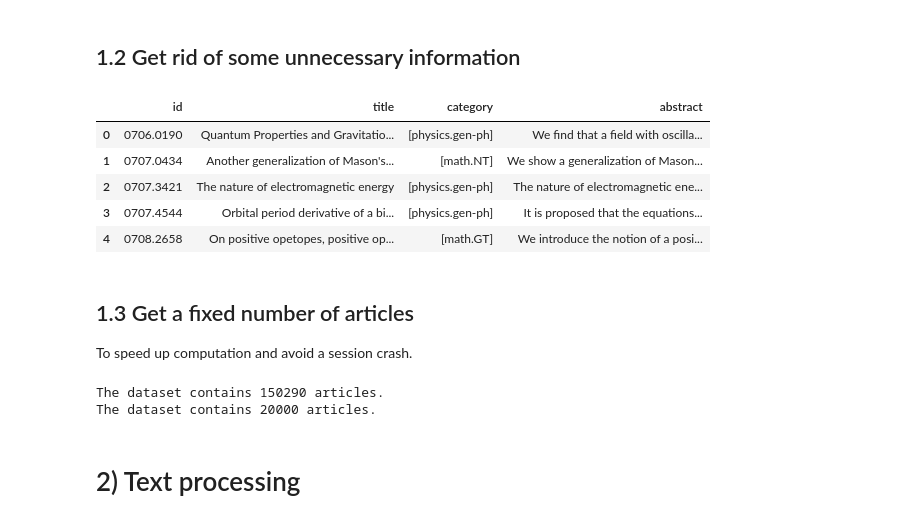
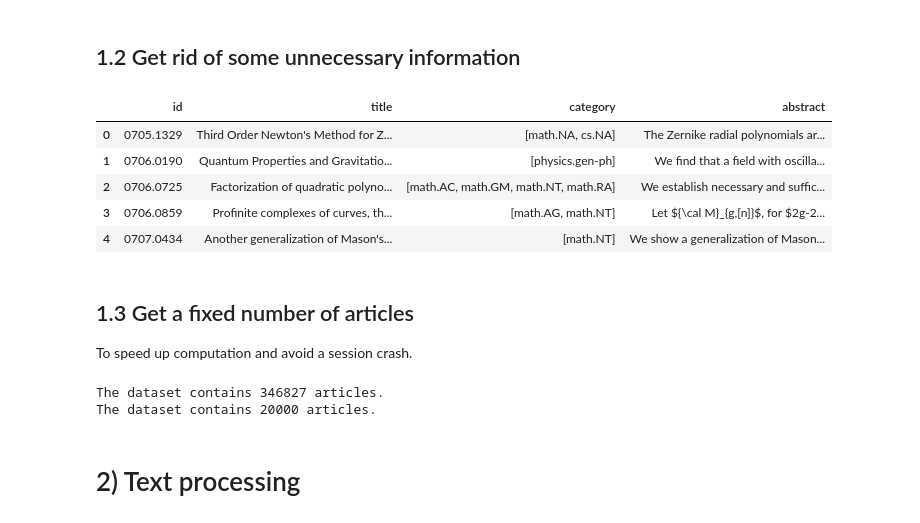
Before and after one commit to auroramugnai/ArXivClassification, a Jupyter notebook: ArXivClassification/clustering.ipynb, the cells around one changed output. Saved outputs shown, nothing was run; the diff lists cells and outputs as text; code cells hidden in the pictures.

```diff
--- a/ArXivClassification/clustering.ipynb
+++ b/ArXivClassification/clustering.ipynb
@@ -74,33 +74,29 @@ arxiv_data.take(1)
 # %%
 # Get the latest version of the articles.
 get_latest_version = lambda x: x['versions'][-1]['created']
 
 # Only keep articles published after 2022.
 is_after_2022 = lambda x: int(get_latest_version(x).split(' ')[3]) > 2022
 
-# Only keep articles that have at most 3 categories.
-has_categs = lambda x: len(x['categories'].split(' ')) in {1}
-
 # Only keep some information.
 cut_info = lambda x: {'id': x['id'],
                       'title': x['title'],
                       'category':x['categories'].split(' '),
                       'abstract':x['abstract'],}
 
-arxiv_data_filtered = (arxiv_data.filter(is_after_2022).filter(has_categs).map(cut_info).compute())
-# arxiv_data_filtered = (arxiv_data.filter(is_after_2022).map(cut_info).compute())
+arxiv_data_filtered = (arxiv_data.filter(is_after_2022).map(cut_info).compute())
 
 # Create a pandas dataframe and save it to csv.
 df = pd.DataFrame(arxiv_data_filtered)
 # df.to_csv("./arxiv_data_filtered.csv", index=False)
 df.head()
 # %% [output]
 |  | id | title | category | abstract |
-| 0 | 0706.0190 | Quantum Properties and Gravitatio... | [physics.gen-ph] | We find that a field with oscilla... |
-| 1 | 0707.0434 | Another generalization of Mason's... | [math.NT] | We show a generalization of Mason... |
-| 2 | 0707.3421 | The nature of electromagnetic energy | [physics.gen-ph] | The nature of electromagnetic ene... |
-| 3 | 0707.4544 | Orbital period derivative of a bi... | [physics.gen-ph] | It is proposed that the equations... |
-| 4 | 0708.2658 | On positive opetopes, positive op... | [math.GT] | We introduce the notion of a posi... |
+| 0 | 0705.1329 | Third Order Newton's Method for Z... | [math.NA, cs.NA] | The Zernike radial polynomials ar... |
+| 1 | 0706.0190 | Quantum Properties and Gravitatio... | [physics.gen-ph] | We find that a field with oscilla... |
+| 2 | 0706.0725 | Factorization of quadratic polyno... | [math.AC, math.GM, math.NT, math.RA] | We establish necessary and suffic... |
+| 3 | 0706.0859 | Profinite complexes of curves, th... | [math.AG, math.NT] | Let ${\cal M}_{g,[n]}$, for $2g-2... |
+| 4 | 0707.0434 | Another generalization of Mason's... | [math.NT] | We show a generalization of Mason... |
 # %% [markdown]
 ## 1.3 Get a fixed number of articles
 To speed up computation and avoid a session crash.
@@ -115,7 +111,7 @@ if(len(df) > num_data):
 
 print(f"The dataset contains {len(df)} articles.")
 # %% [output]
-The dataset contains 150290 articles.
+The dataset contains 346827 articles.
 The dataset contains 20000 articles.
 # %% [markdown]
 # 2) Text processing
```
Also changed, not shown: parts of 6 cells of this notebook.
